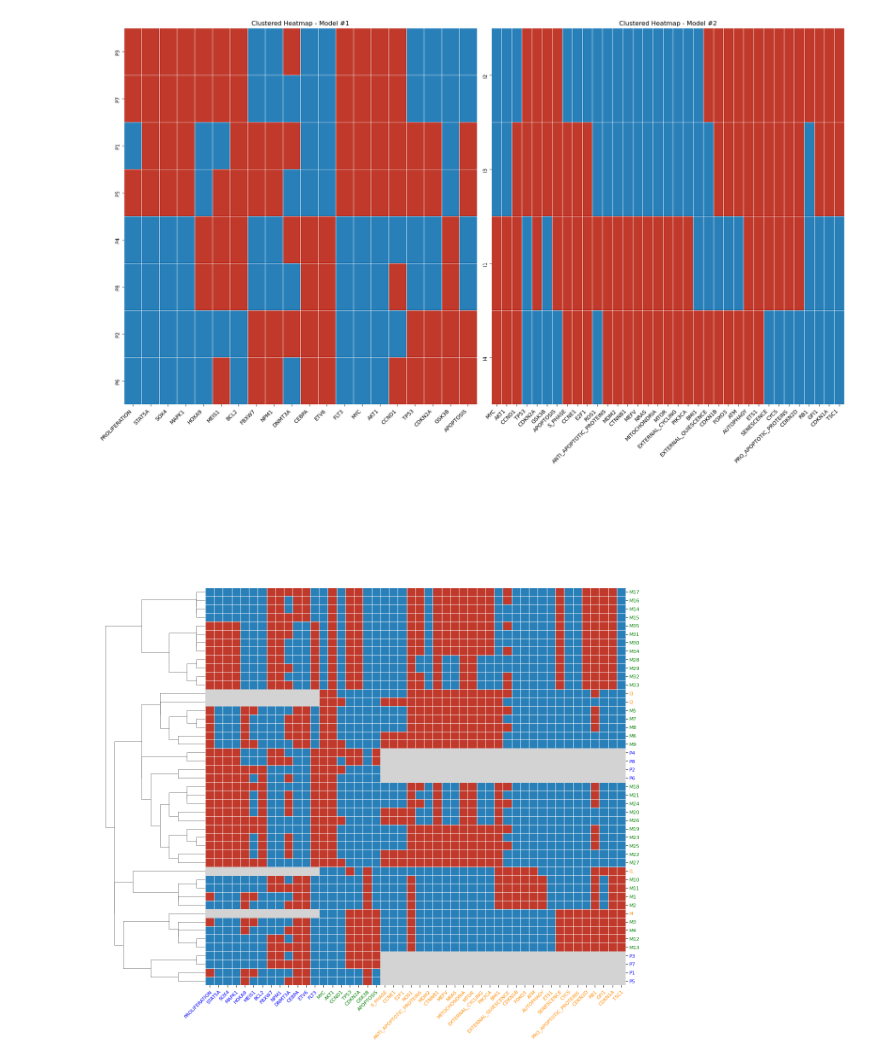
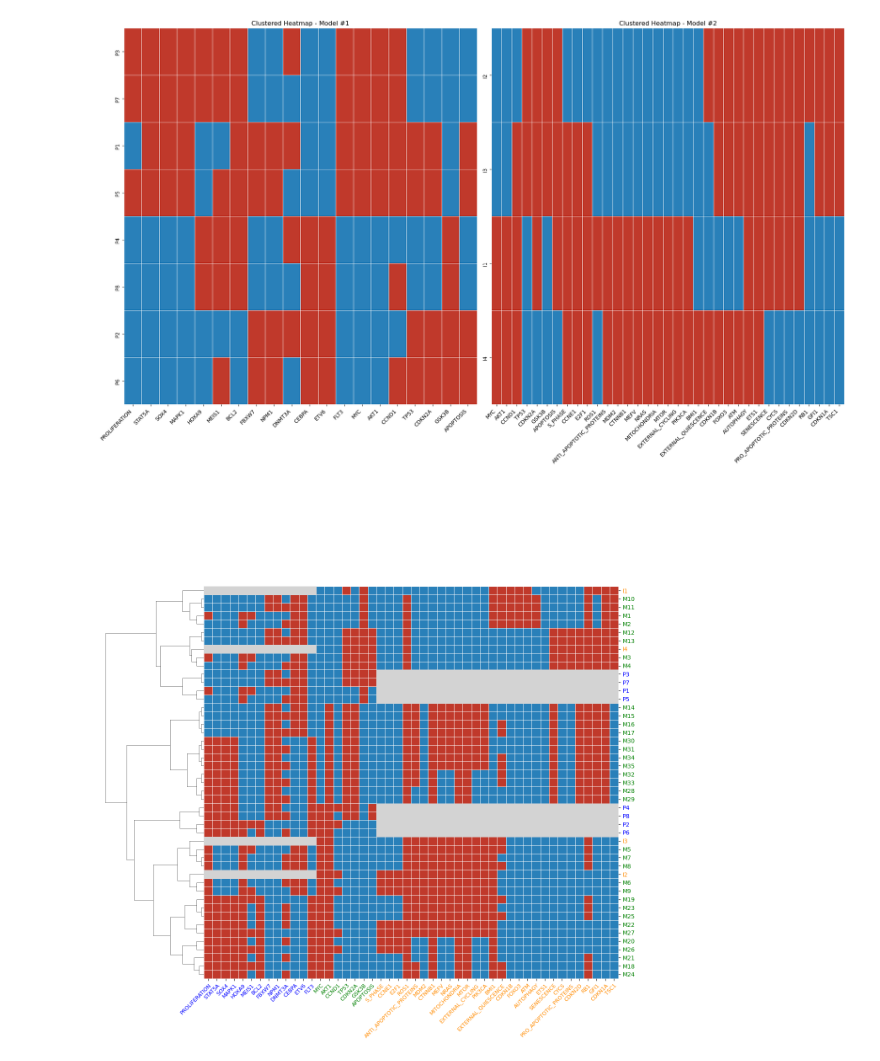
Before and after one commit to IlyaLab/LogicModelMerger, a Jupyter notebook: Evaluating the merged model/Stable states heatmap_synchronous.ipynb, the cells around one changed output. Drawn from its saved outputs; the diff is of its cells as text; code cells hidden in the pictures.

```diff
--- a/Evaluating the merged model/Stable states heatmap_synchronous.ipynb
+++ b/Evaluating the merged model/Stable states heatmap_synchronous.ipynb
@@ -145,10 +145,10 @@ def heatmap(df, figsize=(13, 14)):
     mask = df.isna()
 
     # Create the clustermap
-    g = sns.clustermap(df_filled, method='single', metric='hamming', cmap=cmap, norm=norm,
+    g = sns.clustermap(df_filled, method='complete', metric='hamming', cmap=cmap, norm=norm,
                        linewidths=0.5, linecolor='white', figsize=figsize, cbar=False, col_cluster=False)
-    g.ax_heatmap.tick_params(axis='y', labelsize=8)
-    g.ax_heatmap.tick_params(axis='x', labelsize=8)
+    g.ax_heatmap.tick_params(axis='y', labelsize=10)
+    g.ax_heatmap.tick_params(axis='x', labelsize=9)
     plt.setp(g.ax_heatmap.get_xticklabels(), rotation=45, ha="right", rotation_mode="anchor")  # Rotate x-tick labels
     g.cax.set_visible(False)
 
@@ -167,34 +167,34 @@ def heatmap(df, figsize=(13, 14)):
         if label in set(column_order_merged) - set(column_order_1):
             return 'darkorange'
         elif label in set(column_order_merged) - set(column_order_2):
             return 'blue'
         else:
             return 'green'
 
     # Set the color of labels based on their text
     for label in g.ax_heatmap.get_yticklabels():
         label.set_color(get_ylabel_color(label.get_text()))
     for label in g.ax_heatmap.get_xticklabels():
         label.set_color(get_xlabel_color(label.get_text()))
 
     # Add grey patches on NA grid cells based on clustered positions
     for (i, j), val in np.ndenumerate(df.values):
         if pd.isna(val):
             # Get the correct row and column indices in the clustered heatmap
             row_index = df.index[i]
             col_index = df.columns[j]
             # Find the positions in the clustered heatmap
             row_pos = np.where(g.data2d.index == row_index)[0][0]
             col_pos = np.where(g.data2d.columns == col_index)[0][0]
             # Create a rectangle patch with light grey fill
             rect = patches.Rectangle((col_pos, row_pos), 1, 1, fill=True, color='lightgrey', edgecolor='black', linewidth=0.5)
             g.ax_heatmap.add_patch(rect)
 
     plt.show()
 
 heatmap(df_inhibitor_wins)
 # %% [output]
-[figure, old version]
+[figure, new version]
 # %%
 heatmap(df_or)
 # %% [output]
```
Also changed, not shown: parts of 2 cells of this notebook, 3 other files.
